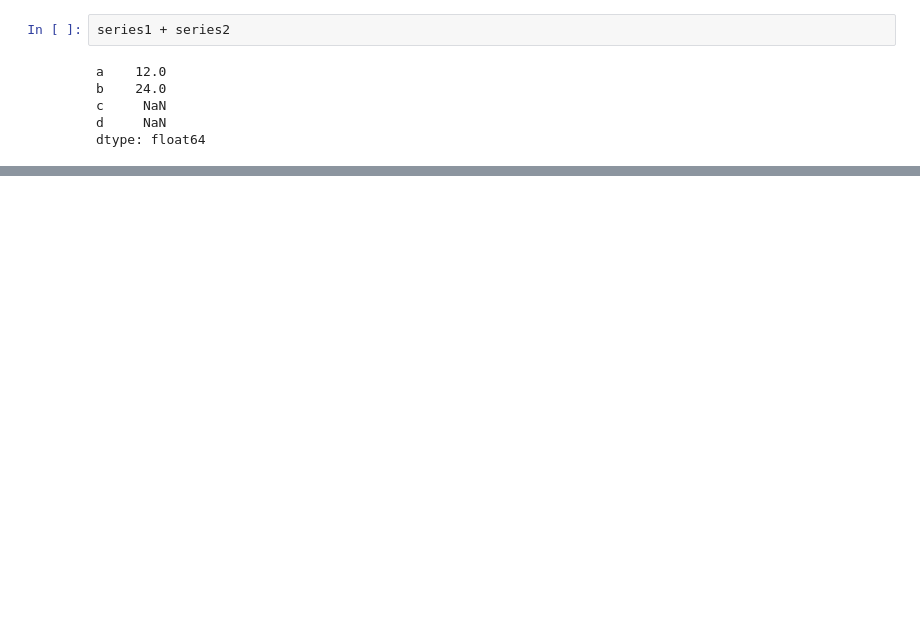
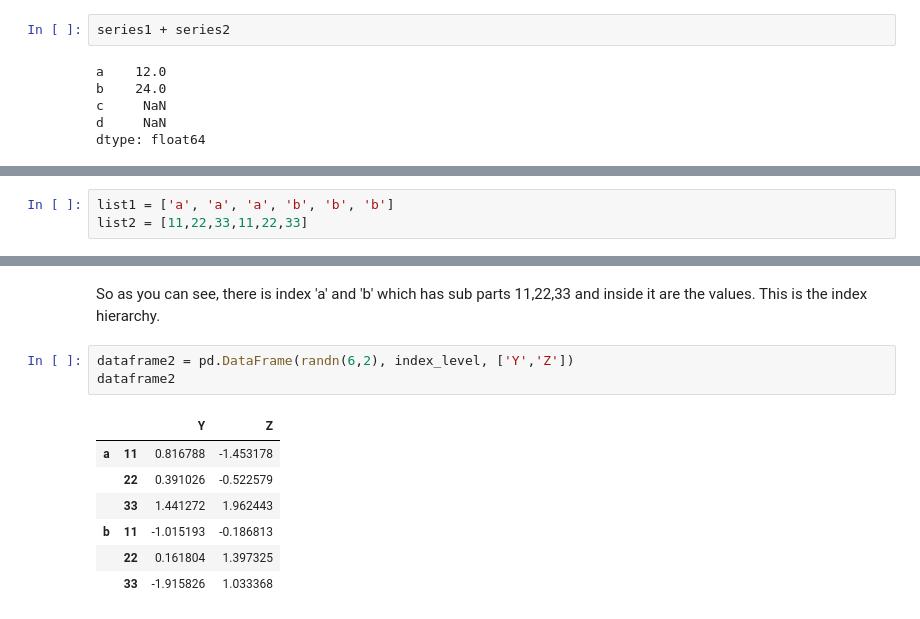
Before and after one commit to jayashree8/Machine_learning_EDA, a Jupyter notebook: Guide/Pandas/Pandas.ipynb, the cells around one changed output, grey strips where cells are left out. Cells and saved outputs as stored; diff of their text form; blank space fills up the shorter version.

```diff
--- a/Guide/Pandas/Pandas.ipynb
+++ b/Guide/Pandas/Pandas.ipynb
@@ -116,0 +351,3 @@ dtype: float64
+# %%
+list1 = ['a', 'a', 'a', 'b', 'b', 'b']
+list2 = [11,22,33,11,22,33]
@@ -116,0 +370,13 @@ dtype: float64
+# %% [markdown]
+So as you can see, there is index 'a' and 'b' which has sub parts 11,22,33 and inside it are the values. This is the index hierarchy.
+# %%
+dataframe2 = pd.DataFrame(randn(6,2), index_level, ['Y','Z'])
+dataframe2
+# %% [output]
+|  |  | Y | Z |
+| a | 11 | 0.816788 | -1.453178 |
+|  | 22 | 0.391026 | -0.522579 |
+|  | 33 | 1.441272 | 1.962443 |
+| b | 11 | -1.015193 | -0.186813 |
+|  | 22 | 0.161804 | 1.397325 |
+|  | 33 | -1.915826 | 1.033368 |
```
Also changed, not shown: parts of 85 cells of this notebook.
